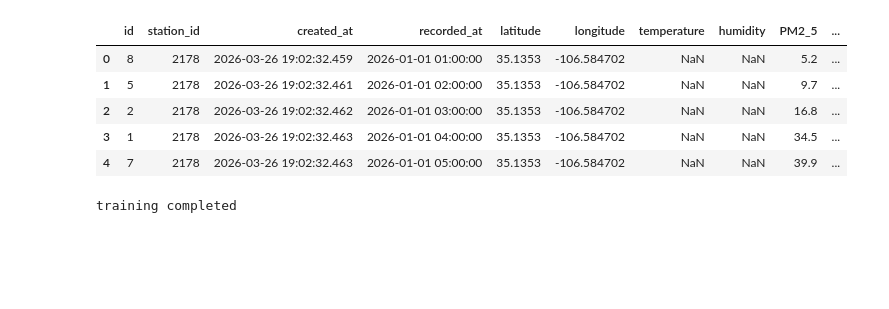
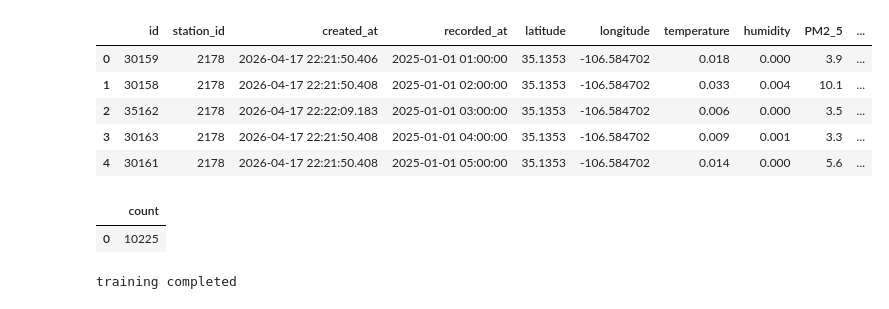
Before and after one commit to fzaura/Environmental-Anomaly-Detection, a Jupyter notebook: ai-module/domain-knowledge.ipynb, the cells around one changed output. Saved outputs shown, nothing was run; the diff lists cells and outputs as text; code cells hidden in the pictures; blank space fills up the shorter version.

```diff
--- a/ai-module/domain-knowledge.ipynb
+++ b/ai-module/domain-knowledge.ipynb
@@ -1,23 +1,31 @@
 # %%
 import pandas as pd
 from sqlalchemy import create_engine
 import matplotlib.pyplot as plt
 
 DATABASE_URL = "postgresql://admin:password123@localhost:5433/telemetry"
 
 engine = create_engine(DATABASE_URL)
 
 query = 'select * from "Telemetry" order by "recorded_at" asc'
 df_raw = pd.read_sql(query, engine)
 
 display(df_raw.head())
+
+
+queryy = 'select count(*) from "Telemetry"'
+df_ra = pd.read_sql(queryy, engine)
+
+display(df_ra)
 # %% [output]
 |  | id | station_id | created_at | recorded_at | latitude | longitude | temperature | humidity | PM2_5 | ... |
-| 0 | 8 | 2178 | 2026-03-26 19:02:32.459 | 2026-01-01 01:00:00 | 35.1353 | -106.584702 | NaN | NaN | 5.2 | ... |
-| 1 | 5 | 2178 | 2026-03-26 19:02:32.461 | 2026-01-01 02:00:00 | 35.1353 | -106.584702 | NaN | NaN | 9.7 | ... |
-| 2 | 2 | 2178 | 2026-03-26 19:02:32.462 | 2026-01-01 03:00:00 | 35.1353 | -106.584702 | NaN | NaN | 16.8 | ... |
-| 3 | 1 | 2178 | 2026-03-26 19:02:32.463 | 2026-01-01 04:00:00 | 35.1353 | -106.584702 | NaN | NaN | 34.5 | ... |
-| 4 | 7 | 2178 | 2026-03-26 19:02:32.463 | 2026-01-01 05:00:00 | 35.1353 | -106.584702 | NaN | NaN | 39.9 | ... |
+| 0 | 30159 | 2178 | 2026-04-17 22:21:50.406 | 2025-01-01 01:00:00 | 35.1353 | -106.584702 | 0.018 | 0.000 | 3.9 | ... |
+| 1 | 30158 | 2178 | 2026-04-17 22:21:50.408 | 2025-01-01 02:00:00 | 35.1353 | -106.584702 | 0.033 | 0.004 | 10.1 | ... |
+| 2 | 35162 | 2178 | 2026-04-17 22:22:09.183 | 2025-01-01 03:00:00 | 35.1353 | -106.584702 | 0.006 | 0.000 | 3.5 | ... |
+| 3 | 30163 | 2178 | 2026-04-17 22:21:50.408 | 2025-01-01 04:00:00 | 35.1353 | -106.584702 | 0.009 | 0.001 | 3.3 | ... |
+| 4 | 30161 | 2178 | 2026-04-17 22:21:50.408 | 2025-01-01 05:00:00 | 35.1353 | -106.584702 | 0.014 | 0.000 | 5.6 | ... |
+|  | count |
+| 0 | 10225 |
 # %%
 import numpy as np
 import pandas as pd
```
Also changed, not shown: parts of 6 cells of this notebook, 8 other files.
